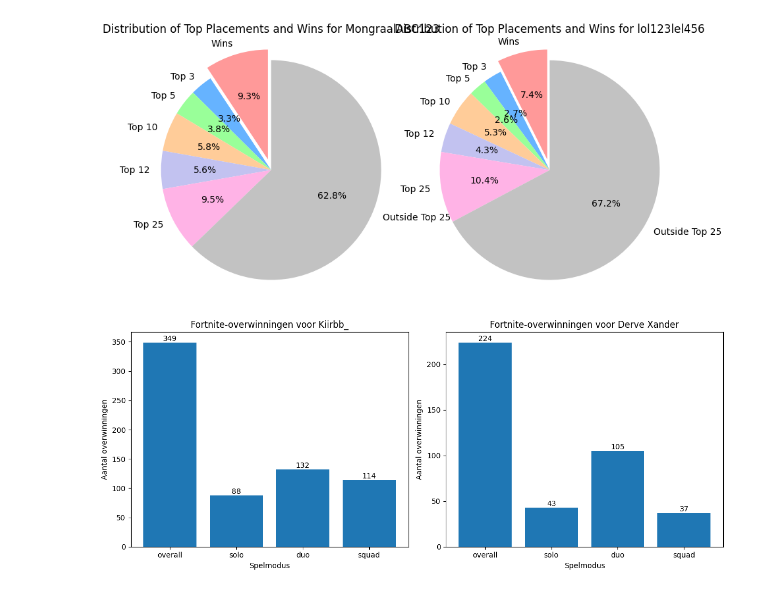
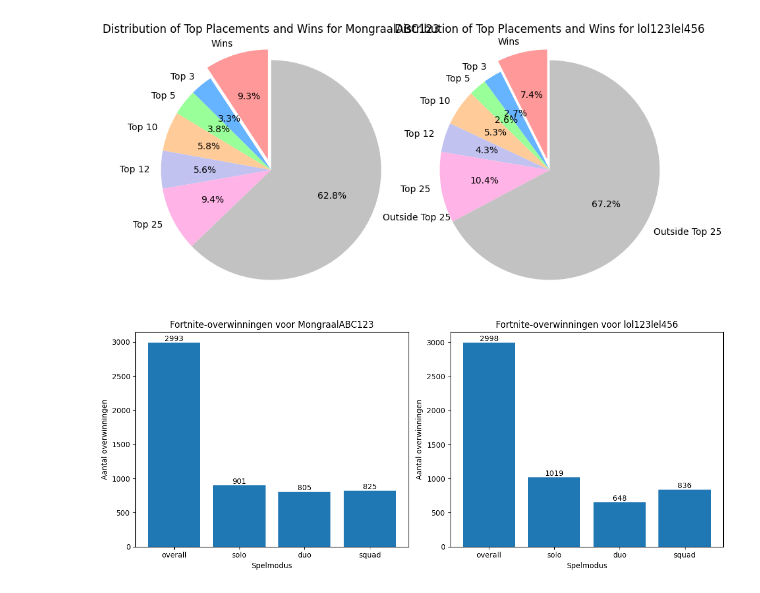
Before and after one commit to xanderkaptein/Data-Engineer-project, a Jupyter notebook: Fortnite-API.ipynb, the cells around one changed output. Cells and saved outputs as stored; diff of their text form; code cells hidden in the pictures.

Commit message:
visuals

```diff
--- a/Fortnite-API.ipynb
+++ b/Fortnite-API.ipynb
@@ -7,8 +9,6 @@ import requests
 
 api_key = 'a3f031a9-67fe-48b0-8438-260ddf04880e'
 api_url = 'https://fortnite-api.com/v2/stats/br/v2'
-player_input = {}
-
 
 def get_player_input(player_number):
     global player_input
@@ -28,7 +28,7 @@ def get_player_stats(player_name):
         solo_stats = data.get('data', {}).get('stats', {}).get('all', {}).get('solo', {})
         duo_stats = data.get('data', {}).get('stats', {}).get('all', {}).get('duo', {})
         squad_stats = data.get('data', {}).get('stats', {}).get('all', {}).get('squad', {})
-
+        print(overall_stats)
         return overall_stats, solo_stats, duo_stats, squad_stats
     else:
         print(f"Error calling the API for {player_name}. Status code: {response.status_code}")
@@ -48,7 +48,7 @@ def print_stat(stat_name, stats, player_name):
 
 def main():
     global player_input
-    player_input = {}  # Reset the global dictionary for each execution
+    player_input = {}
     get_player_input(1)
     get_player_input(2)
 
@@ -92,8 +92,6 @@ def main():
             print("\nSquad stats:")
             print_stats(squad_stats, player2_name, stat_names_overall)
 
-            # Voeg hier meer vergelijkingslogica toe indien nodig
-
         else:
             print("Player information not available.")
 
@@ -174,12 +161,4 @@ minutesPlayed: 34701                     minutesPlayed: 81218
 # %%
-import requests
-import matplotlib.pyplot as plt
-
-api_key = 'a3f031a9-67fe-48b0-8438-260ddf04880e'
-api_url = 'https://fortnite-api.com/v2/stats/br/v2'
-player_input = {}
-
-
 def get_player_input(player_number):
     global player_input
     if player_number not in player_input:
@@ -237,9 +216,8 @@ def plot_pie_chart(ax, player_name, percentages):
     ax.axis('equal')
 
 
-def main():
+def top_main():
     global player_input
-    player_input = {}  # Reset the global dictionary for each execution
     get_player_input(1)
     get_player_input(2)
 
@@ -297,7 +275,7 @@ def main():
             print("Player information not available.")
 
 if __name__ == "__main__":
-    main()
+    top_main()
 # %% [output]
 [figure]
 # %%
@@ -314,40 +292,40 @@ def plot_wins_bar_chart(ax, wins, player_name):
     ax.set_title(f'Fortnite-overwinningen voor {player_name}')
 
 
-def main():
+def wins_main():
     global player_input
     get_player_input(1)
     get_player_input(2)
 
     player1_name = player_input.get(1)
     player2_name = player_input.get(2)
 
     if player1_name and player2_name:
         player1_stats = get_player_stats(player1_name)
         player2_stats = get_player_stats(player2_name)
 
         if player1_stats and player2_stats:
             overall_stats1, solo_stats1, duo_stats1, squad_stats1 = player1_stats
             overall_stats2, solo_stats2, duo_stats2, squad_stats2 = player2_stats
 
             wins1 = [stats.get('wins', 0) if stats is not None else 0 for stats in [overall_stats1, solo_stats1, duo_stats1, squad_stats1]]
             wins2 = [stats.get('wins', 0) if stats is not None else 0 for stats in [overall_stats2, solo_stats2, duo_stats2, squad_stats2]]
 
             fig, axs = plt.subplots(1, 2, figsize=(12, 5))
 
             plot_wins_bar_chart(axs[0], wins1, player1_name)
             plot_wins_bar_chart(axs[1], wins2, player2_name)
 
             plt.tight_layout()
             plt.show()
 
         else:
             print("Player information not available.")
 
 if __name__ == "__main__":
-    main()
+    wins_main()
 # %% [output]
-[figure, old version]
+[figure, new version]
 # %%
 def calculate_kills_per_match(stats):
     if 'kills' in stats and 'matches' in stats and stats['matches'] > 0:
```
Also changed, not shown: parts of 6 cells of this notebook.
